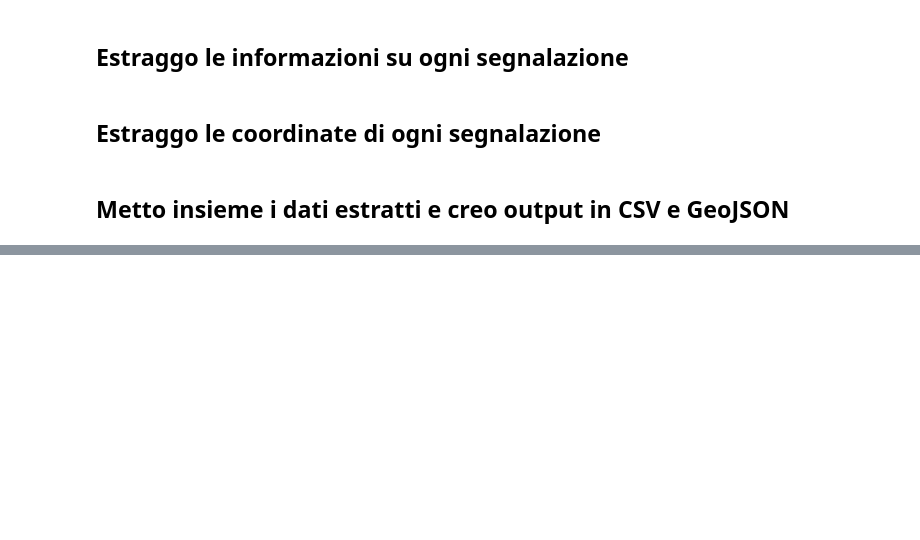
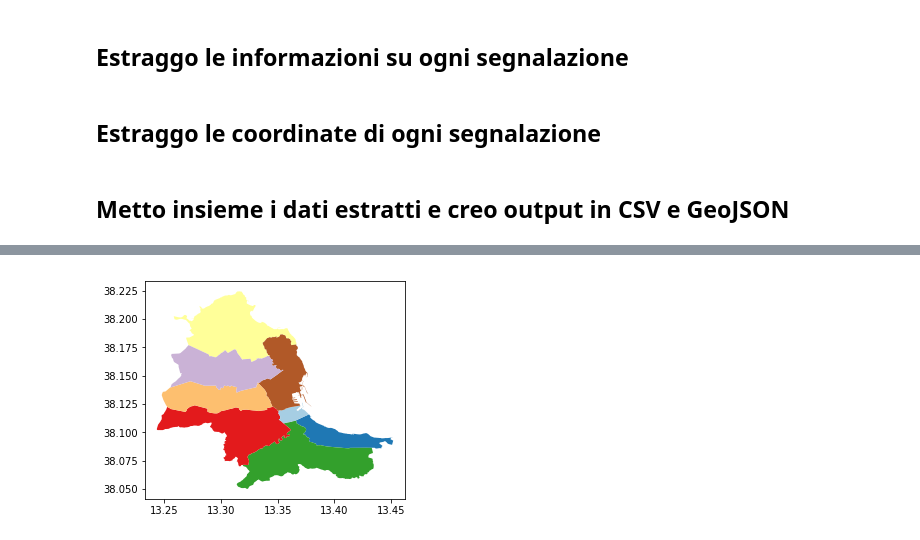
Before and after one commit to aborruso/bashnotebook, a Jupyter notebook: notebook/01 le segnalazioni alla RAP del comune di Palermo/rap.ipynb, the cells around one changed output, grey strips where cells are left out. Saved outputs shown, nothing was run; the diff lists cells and outputs as text; code cells hidden in the pictures; blank space fills up the shorter version.

```diff
--- a/notebook/01 le segnalazioni alla RAP del comune di Palermo/rap.ipynb
+++ b/notebook/01 le segnalazioni alla RAP del comune di Palermo/rap.ipynb
@@ -81,0 +106,7 @@ gdf.head()
+# %%
+# importo i dati sulle circoscrizioni e imposto il sistema di coordinate
+circoscrizioni=gpd.read_file('./geodata/_22022013155256/Circoscrizioni.shp')
+circoscrizioni.crs = ({'init': 'epsg:3004'})
+# converto le coordinate da Gauss Boaga a geografiche
+circoscrizioni = circoscrizioni.to_crs({'init': 'epsg:4326'})
+circoscrizioni
@@ -81,0 +123,4 @@ gdf.head()
+# %%
+circoscrizioni.plot(column='CIR_ID', cmap='Paired', categorical=True);
+# %% [output]
+[figure, added]
```
Also changed, not shown: parts of 15 cells of this notebook, 1 other file.
